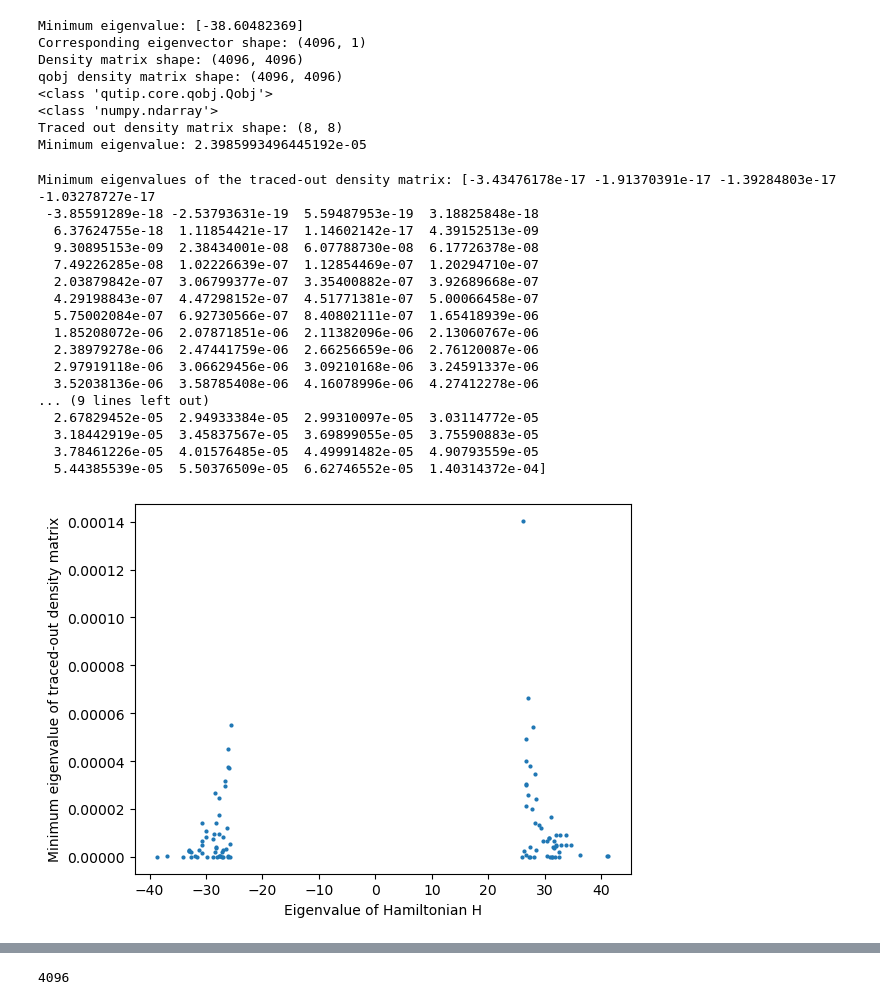
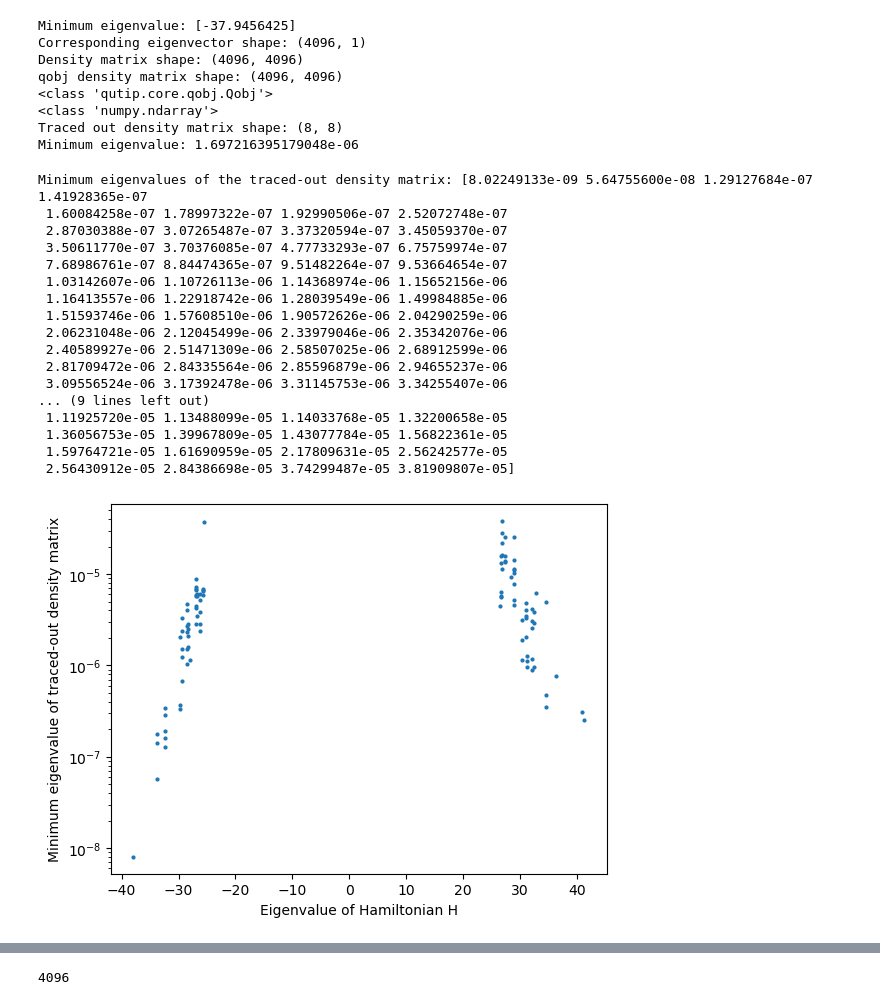
Before and after one commit to ofeypolv/frh, a Jupyter notebook: icosahedral.ipynb, the cells around one changed output, grey strips where cells are left out. Saved outputs shown, nothing was run; the diff lists cells and outputs as text; code cells hidden in the pictures.

```diff
--- a/icosahedral.ipynb
+++ b/icosahedral.ipynb
@@ -24,12 +26,12 @@ def icosahedral_bonds(): #12 vertices
         list of tuples: Each tuple (i, j) represents a bond between spin i and spin j.
     """
     bonds = [
-        (0, 1), (0, 2), (0, 3), (0, 4), (0, 5),
-        (1, 6), (1, 7), (1, 8), (1, 9), (2, 6),
-        (2, 9), (2, 10), (2, 11), (3, 7), (3, 8),
-        (3, 10), (3, 11), (4, 8), (4, 9), (4, 10),
-        (4, 11), (5, 6), (5, 7), (5, 10), (5, 11),
-        (6, 7), (6, 9), (7, 8), (8, 9), (10, 11)
+        (0, 2), (0, 4), (0, 5), (0, 8), (0, 9),
+        (1, 3), (1, 6), (1, 7), (1, 10), (1, 11),
+        (2, 6), (2, 7), (2, 8), (2, 9), (3, 4),
+        (3, 5), (3, 10), (3, 11), (4, 5), (4, 8),
+        (4, 10), (5, 9), (5, 11), (6, 7), (6, 8),
+        (6, 10), (7, 9), (7, 11), (8, 10), (9, 11)
     ]
     return bonds
 
@@ -62,22 +64,22 @@ def transverse_field_ising_icosahedral(N, J, h):
     # Get icosahedral bonds
     bonds = icosahedral_bonds()
 
-    # Interaction term: -J * sigma_i^z * sigma_j^z for icosahedral connectivity
+    # Interaction term: -J * sigma_i^x * sigma_j^x for icosahedral connectivity
     for i, j in bonds:
         term = 1
         for k in range(N):
             if k == i or k == j:
-                term = kron(term, Z, format="csr")
+                term = kron(term, X, format="csr")
             else:
                 term = kron(term, I, format="csr")
         H += J * term
 
-    # Transverse field term: -h * sigma_i^x
+    # Transverse field term: -h * sigma_i^z
     for i in range(N):
         term = 1
         for j in range(N):
             if j == i:
-                term = kron(term, X, format="csr")
+                term = kron(term, Z, format="csr")
             else:
                 term = kron(term, I, format="csr")
         H += -h * term
@@ -107,22 +109,22 @@ def transverse_field_ising_icosahedral_dense(N, J, h):
      # Get icosahedral bonds
     bonds = icosahedral_bonds()
 
-    # Interaction term: -J * sigma_i^z * sigma_j^z for icosahedral connectivity
+    # Interaction term: -J * sigma_i^x * sigma_j^x for icosahedral connectivity
     for i, j in bonds:
         term = 1
         for k in range(N):
             if k == i or k == j:
-                term = kron(term, Z, format="csr")
+                term = kron(term, X, format="csr")
             else:
                 term = kron(term, I, format="csr")
         H += J * term
 
-    # Transverse field term: -h * sigma_i^x
+    # Transverse field term: -h * sigma_i^z
     for i in range(N):
         term = 1
         for j in range(N):
             if j == i:
-                term = kron(term, X, format="csr")
+                term = kron(term, Z, format="csr")
             else:
                 term = kron(term, I, format="csr")
         H += -h * term
@@ -195,7 +197,7 @@ print(f"qobj density matrix shape: {density_matrix_qobj.shape}")
 #print(f"qobj density matrix: {density_matrix_qobj}")
 
 # Trace out some qubits (keep other qubits)
-keep_qubits = [0,1,2]  # Indices of qubits to keep
+keep_qubits = [0,2,8]  # triangular plaquette
 traced_out_density_matrix = ptrace(density_matrix_qobj, keep_qubits)
 
 # Convert the result back to a dense matrix if needed
@@ -208,22 +210,22 @@ print(f"Traced out density matrix shape: {traced_out_density_matrix_dense.shape}
 #print(f"Traced out density matrix: {traced_out_density_matrix_dense}")
 
 # Diagonalize the traced out density matrix
-eigenvalues, eigenvectors = np.linalg.eigh(traced_out_density_matrix_dense)
+to_eigenvalues, to_eigenvectors = np.linalg.eigh(traced_out_density_matrix_dense)
 #print(f"Eigenvalues of the traced out density matrix: {eigenvalues}")
 #print(f"Eigenvectors of the traced out density matrix: {eigenvectors}")
 
 # Print the minimum eigenvalue
-min_eigenvalue = np.min(eigenvalues)
+min_eigenvalue = np.min(to_eigenvalues)
 print(f"Minimum eigenvalue: {min_eigenvalue}")
 # %% [output]
-Minimum eigenvalue: [-38.60482369]
+Minimum eigenvalue: [-37.9456425]
 Corresponding eigenvector shape: (4096, 1)
 Density matrix shape: (4096, 4096)
 qobj density matrix shape: (4096, 4096)
 <class 'qutip.core.qobj.Qobj'>
 <class 'numpy.ndarray'>
 Traced out density matrix shape: (8, 8)
-Minimum eigenvalue: 2.3985993496445192e-05
+Minimum eigenvalue: 1.697216395179048e-06
 # %%
 #  Lowest 100 eigenvalues of H
 
@@ -238,8 +240,8 @@ for i in tqdm(range(100)):
     density_matrix = np.outer(min_eigenvector, min_eigenvector.conj())
     density_matrix_qobj = Qobj(density_matrix, dims=[[2]*N, [2]*N])
 
-    # Trace out 9 qubits (keep 3 qubits)
-    keep_qubits = [4, 5, 6, 7]  # Indices of qubits to keep
+    # Trace out some qubits (keep other qubits)
+    keep_qubits = [0, 4, 5, 9]  # 2 adjacent triangular plaquettes
     traced_out_density_matrix = ptrace(density_matrix_qobj, keep_qubits)
 
     # Convert the result back to a dense matrix if needed
@@ -254,34 +256,34 @@ for i in tqdm(range(100)):
 
 print("Minimum eigenvalues of the traced-out density matrix:", np.sort(min_eigenvalues))
 # %% [output]
-Minimum eigenvalues of the traced-out density matrix: [-3.43476178e-17 -1.91370391e-17 -1.39284803e-17 -1.03278727e-17
- -3.85591289e-18 -2.53793631e-19  5.59487953e-19  3.18825848e-18
-  6.37624755e-18  1.11854421e-17  1.14602142e-17  4.39152513e-09
-  9.30895153e-09  2.38434001e-08  6.07788730e-08  6.17726378e-08
-  7.49226285e-08  1.02226639e-07  1.12854469e-07  1.20294710e-07
-  2.03879842e-07  3.06799377e-07  3.35400882e-07  3.92689668e-07
-  4.29198843e-07  4.47298152e-07  4.51771381e-07  5.00066458e-07
-  5.75002084e-07  6.92730566e-07  8.40802111e-07  1.65418939e-06
-  1.85208072e-06  2.07871851e-06  2.11382096e-06  2.13060767e-06
-  2.38979278e-06  2.47441759e-06  2.66256659e-06  2.76120087e-06
-  2.97919118e-06  3.06629456e-06  3.09210168e-06  3.24591337e-06
-  3.52038136e-06  3.58785408e-06  4.16078996e-06  4.27412278e-06
+Minimum eigenvalues of the traced-out density matrix: [8.02249133e-09 5.64755600e-08 1.29127684e-07 1.41928365e-07
+ 1.60084258e-07 1.78997322e-07 1.92990506e-07 2.52072748e-07
+ 2.87030388e-07 3.07265487e-07 3.37320594e-07 3.45059370e-07
+ 3.50611770e-07 3.70376085e-07 4.77733293e-07 6.75759974e-07
+ 7.68986761e-07 8.84474365e-07 9.51482264e-07 9.53664654e-07
+ 1.03142607e-06 1.10726113e-06 1.14368974e-06 1.15652156e-06
+ 1.16413557e-06 1.22918742e-06 1.28039549e-06 1.49984885e-06
+ 1.51593746e-06 1.57608510e-06 1.90572626e-06 2.04290259e-06
+ 2.06231048e-06 2.12045499e-06 2.33979046e-06 2.35342076e-06
+ 2.40589927e-06 2.51471309e-06 2.58507025e-06 2.68912599e-06
+ 2.81709472e-06 2.84335564e-06 2.85596879e-06 2.94655237e-06
+ 3.09556524e-06 3.17392478e-06 3.31145753e-06 3.34255407e-06
 ... (9 lines left out)
-  2.67829452e-05  2.94933384e-05  2.99310097e-05  3.03114772e-05
-  3.18442919e-05  3.45837567e-05  3.69899055e-05  3.75590883e-05
-  3.78461226e-05  4.01576485e-05  4.49991482e-05  4.90793559e-05
-  5.44385539e-05  5.50376509e-05  6.62746552e-05  1.40314372e-04]
+ 1.11925720e-05 1.13488099e-05 1.14033768e-05 1.32200658e-05
+ 1.36056753e-05 1.39967809e-05 1.43077784e-05 1.56822361e-05
+ 1.59764721e-05 1.61690959e-05 2.17809631e-05 2.56242577e-05
+ 2.56430912e-05 2.84386698e-05 3.74299487e-05 3.81909807e-05]
 # %%
 # Plot the minimum eigenvalue of the traced-out density matrix as a function of the eigenvalue of the Hamiltonian H
 plt.plot(eigenvalues, min_eigenvalues, 'o', markersize=2)
 
 # Set y-scale to log and manually define the ticks
-#plt.yscale("log")
+plt.yscale("log")
 #plt.yticks([10**-6, 10**-5, 10**-4, 10**-3, 10**-2, 10**-1], [r"$10^{-6}$", r"$10^{-5}$", r"$10^{-4}$", r"$10^{-3}$", r"$10^{-2}$", r"$10^{-1}$"])
 
 plt.xlabel('Eigenvalue of Hamiltonian H')
 plt.ylabel('Minimum eigenvalue of traced-out density matrix')
 #plt.title('Minimum eigenvalue of traced-out density matrix vs Eigenvalue of Hamiltonian H')
 plt.show()
 # %% [output]
-[figure, old version]
+[figure, new version]
```
Also changed, not shown: parts of 8 cells of this notebook, 6 other files.
